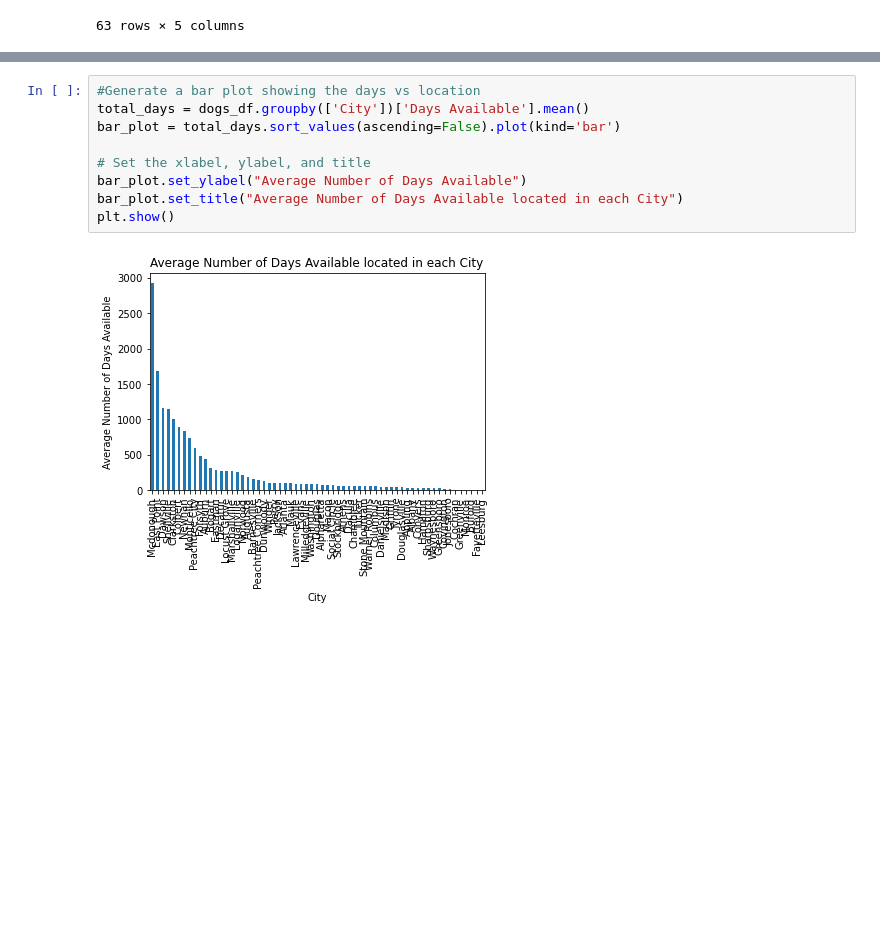
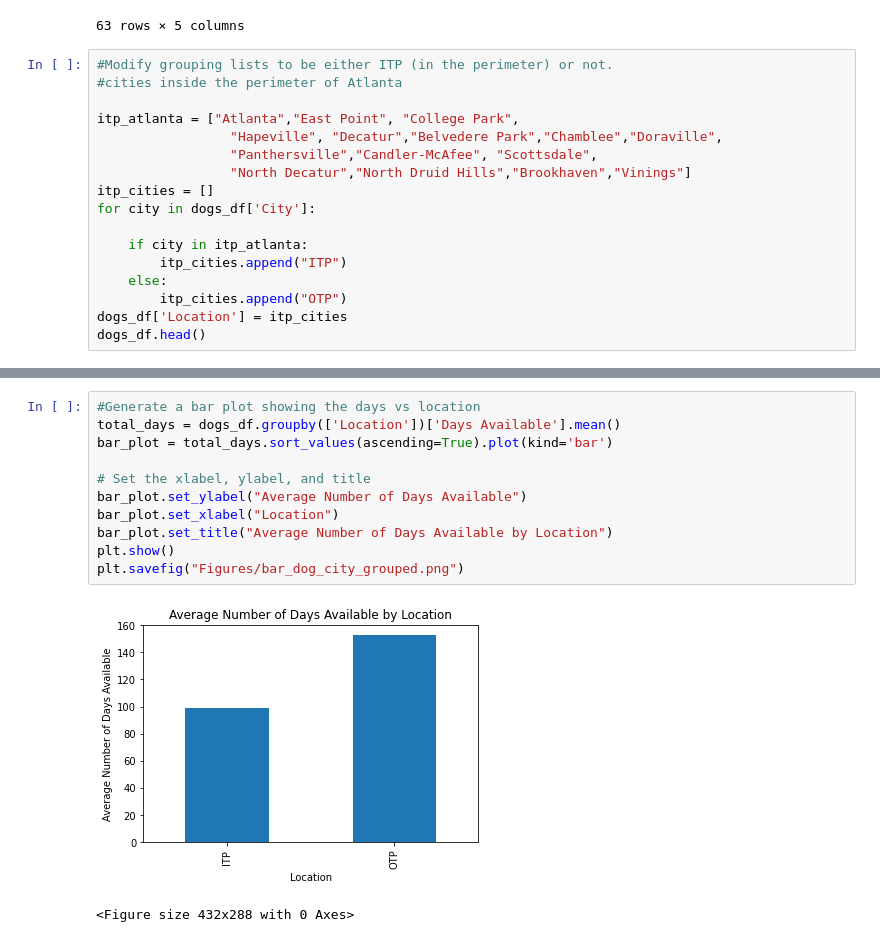
Before and after one commit to VTNoble/P1G3, a Jupyter notebook: data_analysis/dog_analysis.ipynb, the cells around one changed output, grey strips where cells are left out. Drawn from its saved outputs; the diff is of its cells as text; blank space fills up the shorter version.

Commit message:
Updated Location Analysis and all Figures

```diff
--- a/data_analysis/dog_analysis.ipynb
+++ b/data_analysis/dog_analysis.ipynb
@@ -386,3 +409,20 @@ initial_stats
 | Waynesboro | 31.875000 | 21.5 | 620.982143 | 24.919513 | 8.810378 |
 | Winder | 105.750000 | 65.5 | 9403.642857 | 96.972382 | 34.284914 |
 63 rows × 5 columns
+# %%
+#Modify grouping lists to be either ITP (in the perimeter) or not.
+#cities inside the perimeter of Atlanta
+
+itp_atlanta = ["Atlanta","East Point", "College Park",
+                 "Hapeville", "Decatur","Belvedere Park","Chamblee","Doraville",
+                 "Panthersville","Candler-McAfee", "Scottsdale",
+                 "North Decatur","North Druid Hills","Brookhaven","Vinings"]
+itp_cities = []
+for city in dogs_df['City']:
+
+    if city in itp_atlanta:
+        itp_cities.append("ITP")
+    else:
+        itp_cities.append("OTP")
+dogs_df['Location'] = itp_cities
+dogs_df.head()
@@ -389,11 +451,14 @@ initial_stats
 # %%
 #Generate a bar plot showing the days vs location
-total_days = dogs_df.groupby(['City'])['Days Available'].mean()
-bar_plot = total_days.sort_values(ascending=False).plot(kind='bar')
+total_days = dogs_df.groupby(['Location'])['Days Available'].mean()
+bar_plot = total_days.sort_values(ascending=True).plot(kind='bar')
 
 # Set the xlabel, ylabel, and title
 bar_plot.set_ylabel("Average Number of Days Available")
-bar_plot.set_title("Average Number of Days Available located in each City")
+bar_plot.set_xlabel("Location")
+bar_plot.set_title("Average Number of Days Available by Location")
 plt.show()
+plt.savefig("Figures/bar_dog_city_grouped.png")
 # %% [output]
-[figure, old version]
+[figure, new version]
+<Figure size 432x288 with 0 Axes>
```
Also changed, not shown: parts of 18 cells of this notebook, 12 other files.
